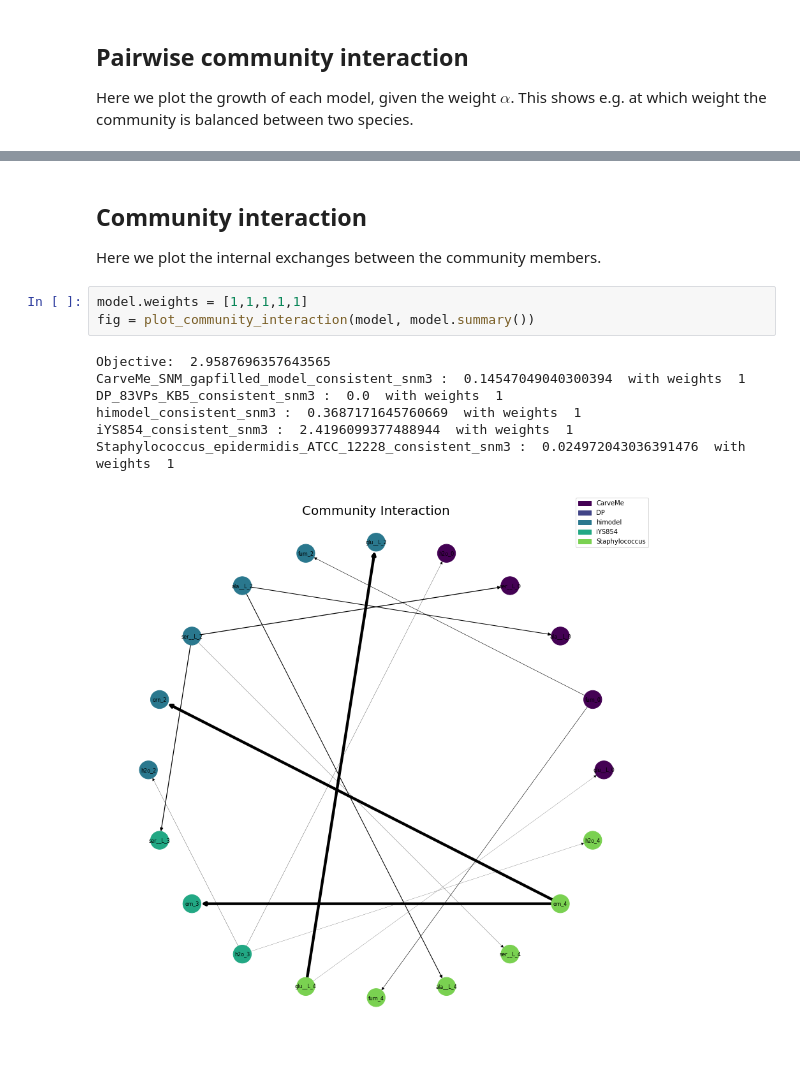
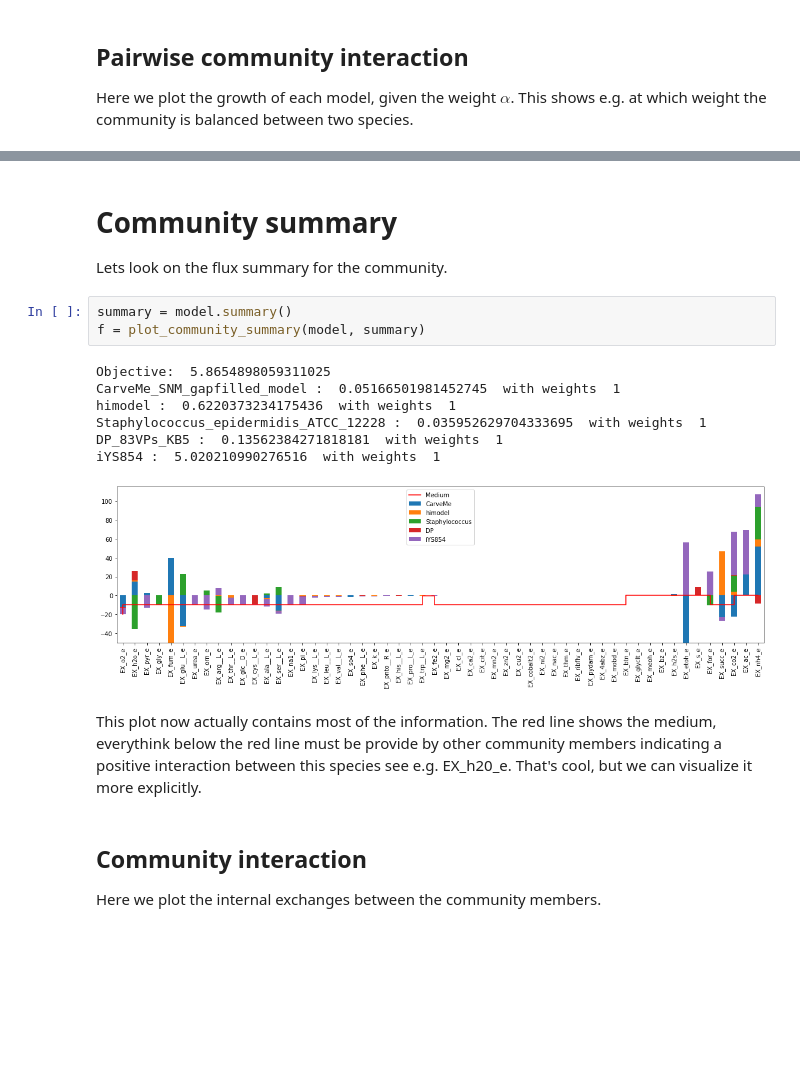
Before and after one commit to manuelgloeckler/ncmw, a Jupyter notebook: docs/community.ipynb, the cells around one changed output, grey strips where cells are left out. Saved outputs shown, nothing was run; the diff lists cells and outputs as text; blank space fills up the shorter version.

```diff
--- a/docs/community.ipynb
+++ b/docs/community.ipynb
@@ -72,15 +68,21 @@ _ = plot_pairwise_growth_relation_per_weight(model)
+# %% [markdown]
+# Community summary
+
+Lets look on the flux summary for the community.
+# %%
+summary = model.summary()
+f = plot_community_summary(model, summary)
+# %% [output]
+Objective:  5.8654898059311025
+CarveMe_SNM_gapfilled_model :  0.05166501981452745  with weights  1
+himodel :  0.6220373234175436  with weights  1
+Staphylococcus_epidermidis_ATCC_12228 :  0.035952629704333695  with weights  1
+DP_83VPs_KB5 :  0.13562384271818181  with weights  1
+iYS854 :  5.020210990276516  with weights  1
+[figure, added]
+# %% [markdown]
+This plot now actually contains most of the information. The red line shows the medium, everythink below the red line must be provide by other community members indicating a positive interaction between this species see e.g. EX_h20_e. That's cool, but we can visualize it more explicitly.
 # %% [markdown]
 ## Community interaction
 
 Here we plot the internal exchanges between the community members.
-# %%
-model.weights = [1,1,1,1,1]
-fig = plot_community_interaction(model, model.summary())
-# %% [output]
-Objective:  2.9587696357643565
-CarveMe_SNM_gapfilled_model_consistent_snm3 :  0.14547049040300394  with weights  1
-DP_83VPs_KB5_consistent_snm3 :  0.0  with weights  1
-himodel_consistent_snm3 :  0.3687171645760669  with weights  1
-iYS854_consistent_snm3 :  2.4196099377488944  with weights  1
-Staphylococcus_epidermidis_ATCC_12228_consistent_snm3 :  0.024972043036391476  with weights  1
-[figure, removed]
```
Also changed, not shown: parts of 28 cells of this notebook, 7 other files.
